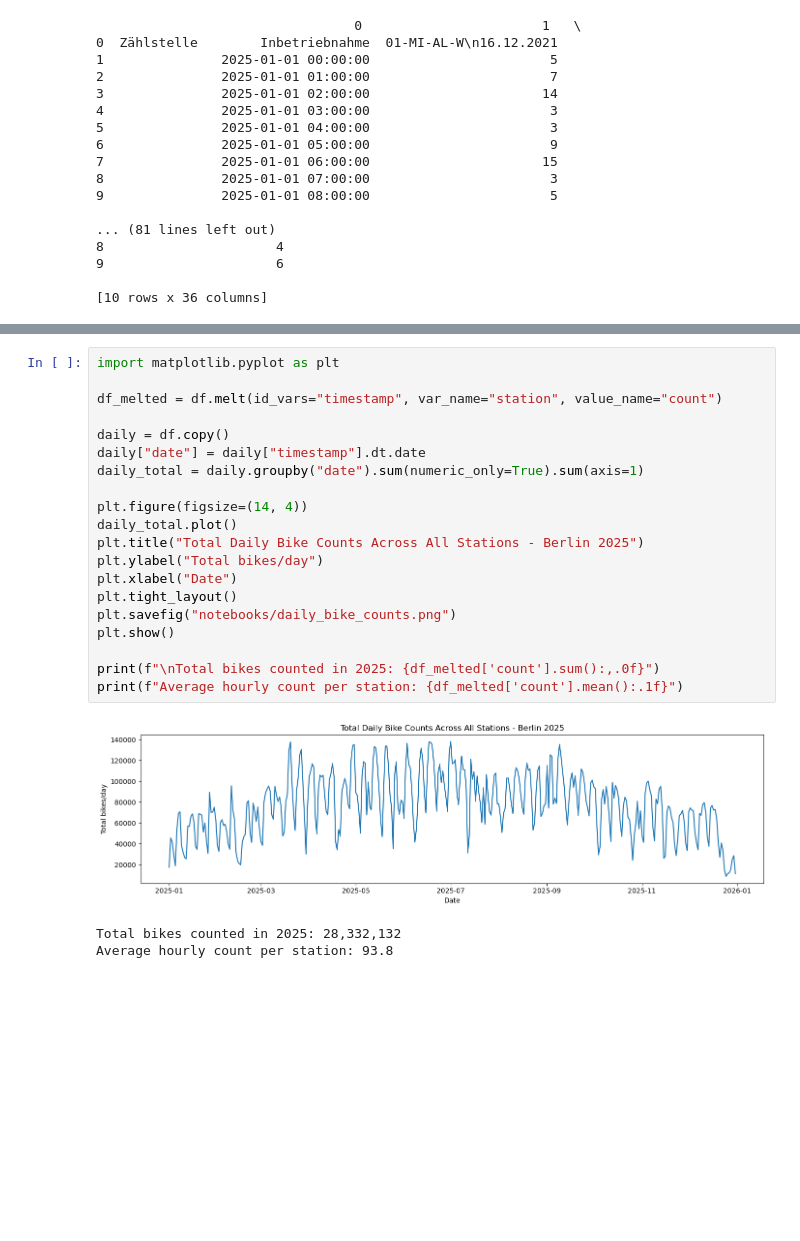
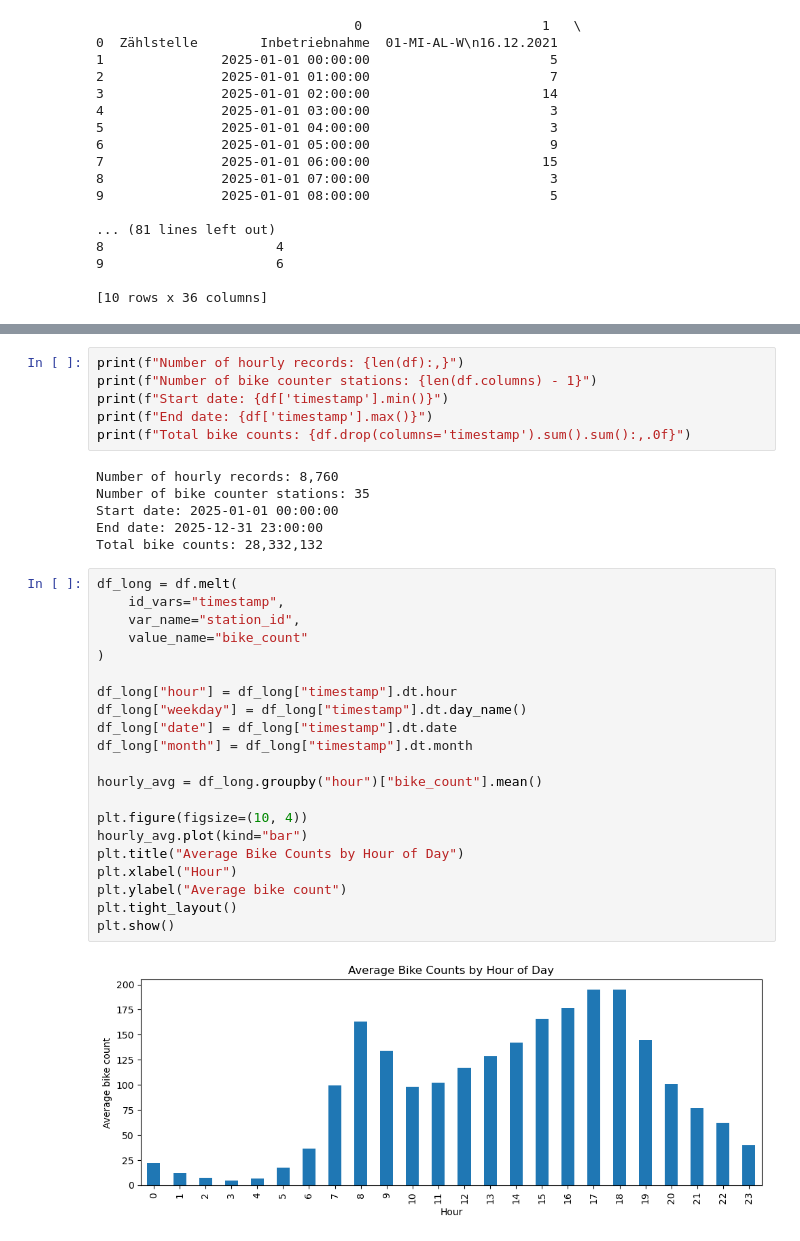
Before and after one commit to muhannadnajjar1-hash/berlin-mobility-pipeline, a Jupyter notebook: notebooks/eda_bike_counters.ipynb, the cells around one changed output, grey strips where cells are left out. Cells and saved outputs as stored; diff of their text form; blank space fills up the shorter version.

Commit message:
docs: improve EDA notebook with findings

```diff
--- a/notebooks/eda_bike_counters.ipynb
+++ b/notebooks/eda_bike_counters.ipynb
@@ -77,24 +93,35 @@ dtype: int64
 # %%
-import matplotlib.pyplot as plt
-
-df_melted = df.melt(id_vars="timestamp", var_name="station", value_name="count")
-
-daily = df.copy()
-daily["date"] = daily["timestamp"].dt.date
-daily_total = daily.groupby("date").sum(numeric_only=True).sum(axis=1)
-
-plt.figure(figsize=(14, 4))
-daily_total.plot()
-plt.title("Total Daily Bike Counts Across All Stations - Berlin 2025")
-plt.ylabel("Total bikes/day")
-plt.xlabel("Date")
-plt.tight_layout()
-plt.savefig("notebooks/daily_bike_counts.png")
-plt.show()
-
-print(f"\nTotal bikes counted in 2025: {df_melted['count'].sum():,.0f}")
-print(f"Average hourly count per station: {df_melted['count'].mean():.1f}")
+print(f"Number of hourly records: {len(df):,}")
+print(f"Number of bike counter stations: {len(df.columns) - 1}")
+print(f"Start date: {df['timestamp'].min()}")
+print(f"End date: {df['timestamp'].max()}")
+print(f"Total bike counts: {df.drop(columns='timestamp').sum().sum():,.0f}")
 # %% [output]
-[figure, removed]
-Total bikes counted in 2025: 28,332,132
-Average hourly count per station: 93.8
+Number of hourly records: 8,760
+Number of bike counter stations: 35
+Start date: 2025-01-01 00:00:00
+End date: 2025-12-31 23:00:00
+Total bike counts: 28,332,132
+# %%
+df_long = df.melt(
+    id_vars="timestamp",
+    var_name="station_id",
+    value_name="bike_count"
+)
+
+df_long["hour"] = df_long["timestamp"].dt.hour
+df_long["weekday"] = df_long["timestamp"].dt.day_name()
+df_long["date"] = df_long["timestamp"].dt.date
+df_long["month"] = df_long["timestamp"].dt.month
+
+hourly_avg = df_long.groupby("hour")["bike_count"].mean()
+
+plt.figure(figsize=(10, 4))
+hourly_avg.plot(kind="bar")
+plt.title("Average Bike Counts by Hour of Day")
+plt.xlabel("Hour")
+plt.ylabel("Average bike count")
+plt.tight_layout()
+plt.show()
+# %% [output]
+[figure, added]
```
Also changed, not shown: parts of 5 cells of this notebook, 1 other file.
